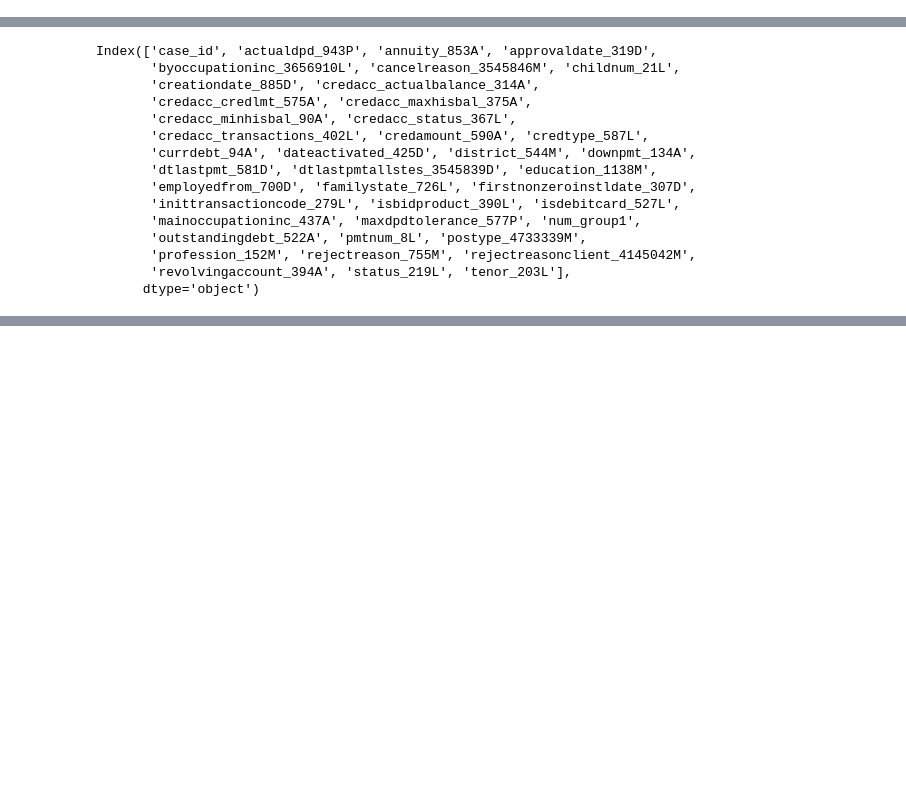
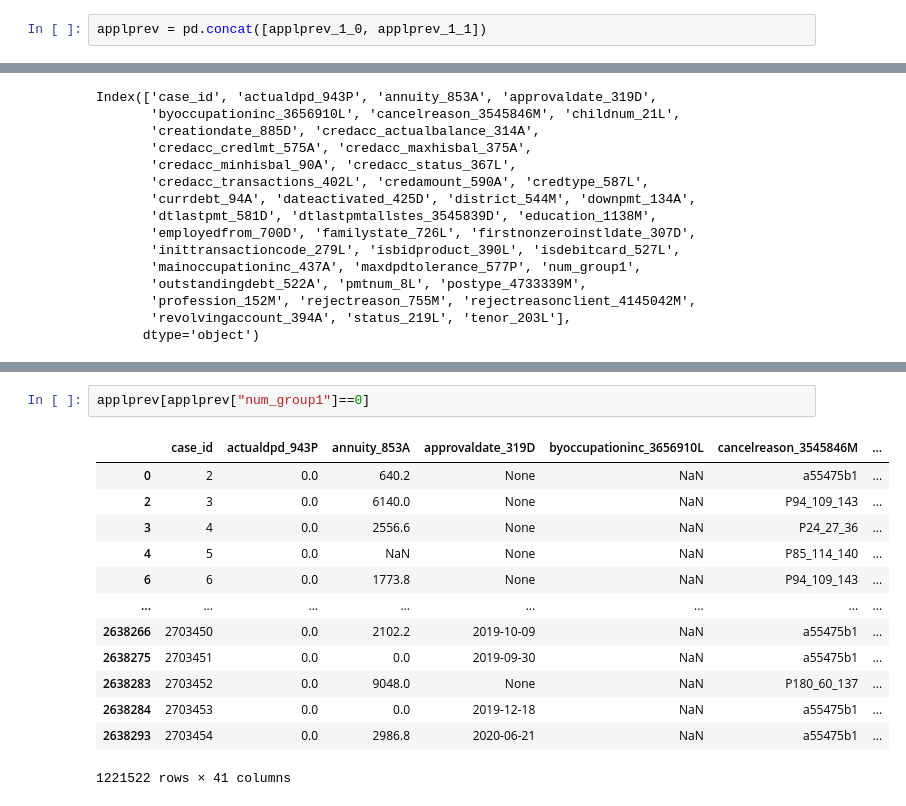
Before and after one commit to manpreetsingh227/MSc-project, a Jupyter notebook: notebooks/featureselection.ipynb, the cells around one changed output, grey strips where cells are left out. Cells and saved outputs as stored; diff of their text form; blank space fills up the shorter version.

```diff
--- a/notebooks/featureselection.ipynb
+++ b/notebooks/featureselection.ipynb
@@ -13,3 +324,5 @@ other_1 = pd.read_parquet(path +'other_1.parquet')
+# %%
+applprev = pd.concat([applprev_1_0, applprev_1_1])
 # %%
 applprev_1_0.columns
 # %% [output]
@@ -124,0 +424,16 @@ Name: count, dtype: int64
+# %%
+applprev[applprev["num_group1"]==0]
+# %% [output]
+|  | case_id | actualdpd_943P | annuity_853A | approvaldate_319D | byoccupationinc_3656910L | cancelreason_3545846M | ... |
+| 0 | 2 | 0.0 | 640.2 | None | NaN | a55475b1 | ... |
+| 2 | 3 | 0.0 | 6140.0 | None | NaN | P94_109_143 | ... |
+| 3 | 4 | 0.0 | 2556.6 | None | NaN | P24_27_36 | ... |
+| 4 | 5 | 0.0 | NaN | None | NaN | P85_114_140 | ... |
+| 6 | 6 | 0.0 | 1773.8 | None | NaN | P94_109_143 | ... |
+| ... | ... | ... | ... | ... | ... | ... | ... |
+| 2638266 | 2703450 | 0.0 | 2102.2 | 2019-10-09 | NaN | a55475b1 | ... |
+| 2638275 | 2703451 | 0.0 | 0.0 | 2019-09-30 | NaN | a55475b1 | ... |
+| 2638283 | 2703452 | 0.0 | 9048.0 | None | NaN | P180_60_137 | ... |
+| 2638284 | 2703453 | 0.0 | 0.0 | 2019-12-18 | NaN | a55475b1 | ... |
+| 2638293 | 2703454 | 0.0 | 2986.8 | 2020-06-21 | NaN | a55475b1 | ... |
+1221522 rows × 41 columns
```
Also changed, not shown: parts of 47 cells of this notebook.
